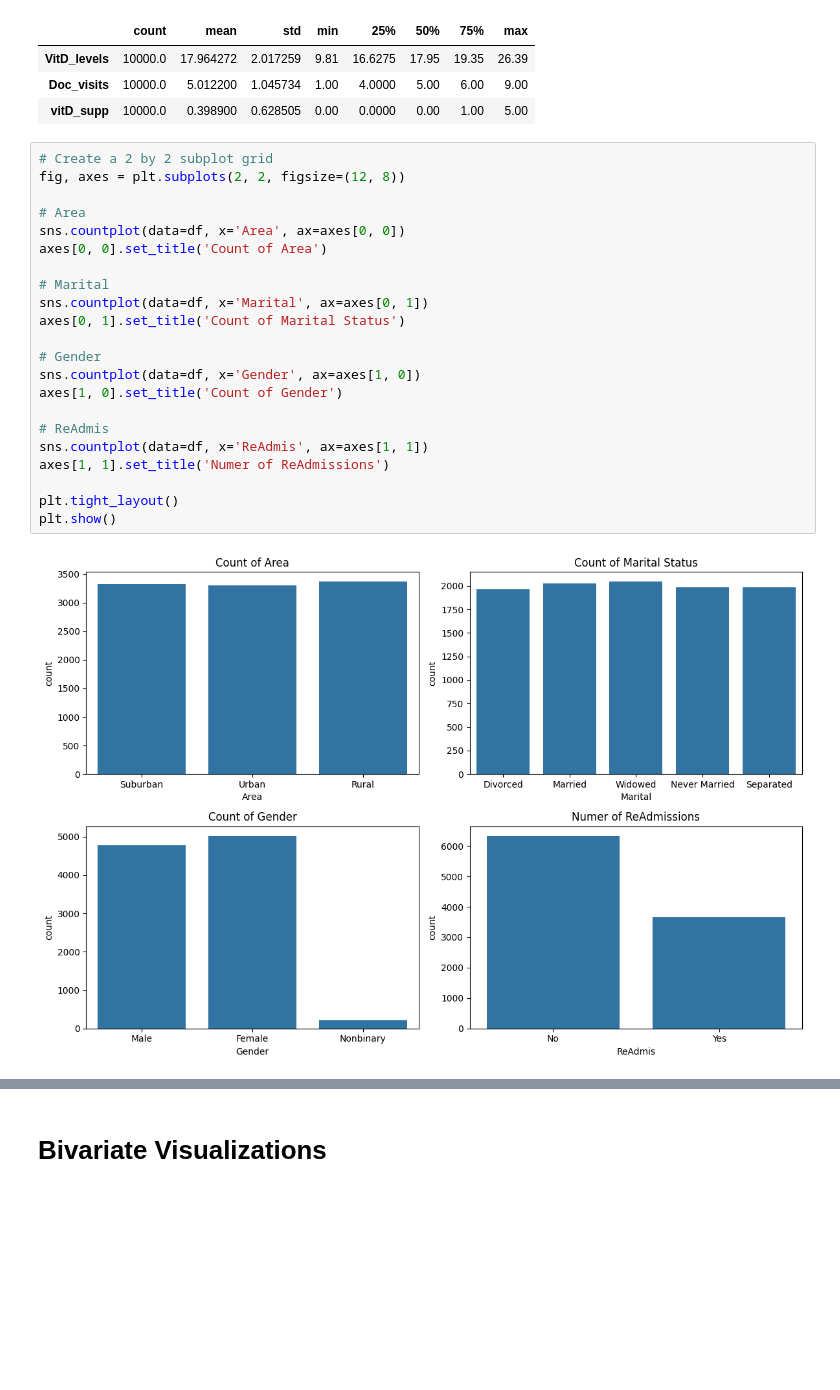
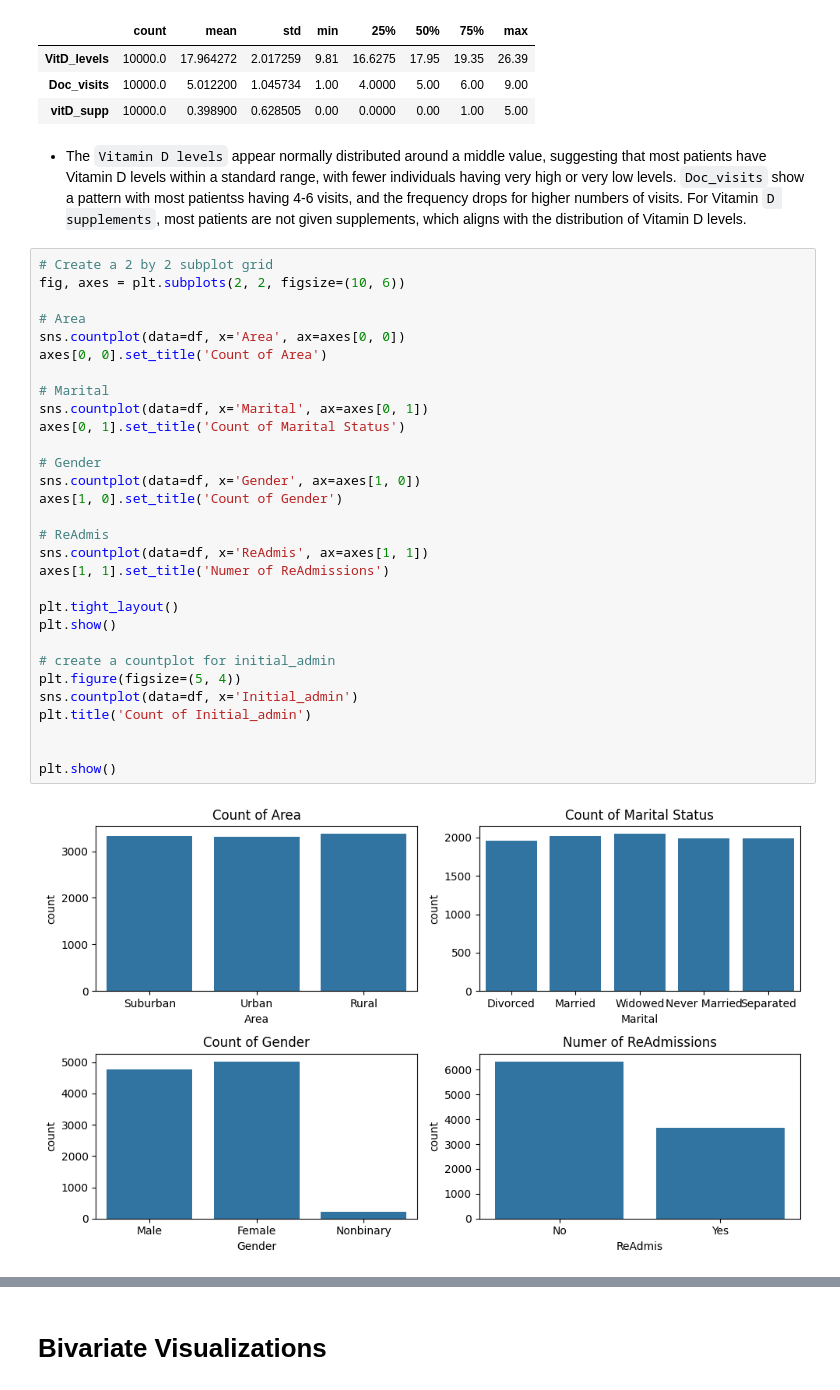
Before and after one commit to vertigoa/master, a Jupyter notebook: d208_task_1a.ipynb, the cells around one changed output, grey strips where cells are left out. Cells and saved outputs as stored; diff of their text form; blank space fills up the shorter version.

```diff
--- a/d208_task_1a.ipynb
+++ b/d208_task_1a.ipynb
@@ -546,27 +576,37 @@ df[['VitD_levels', 'Doc_visits', 'vitD_supp']].describe().transpose()
 | VitD_levels | 10000.0 | 17.964272 | 2.017259 | 9.81 | 16.6275 | 17.95 | 19.35 | 26.39 |
 | Doc_visits | 10000.0 | 5.012200 | 1.045734 | 1.00 | 4.0000 | 5.00 | 6.00 | 9.00 |
 | vitD_supp | 10000.0 | 0.398900 | 0.628505 | 0.00 | 0.0000 | 0.00 | 1.00 | 5.00 |
+# %% [markdown]
+- The `Vitamin D levels` appear normally distributed around a middle value, suggesting that most patients have Vitamin D levels within a standard range, with fewer individuals having very high or very low levels. `Doc_visits` show a pattern with most patientss having 4-6 visits, and the frequency drops for higher numbers of visits. For Vitamin `D supplements`, most patients are not given supplements, which aligns with the distribution of Vitamin D levels.
 # %%
 # Create a 2 by 2 subplot grid
-fig, axes = plt.subplots(2, 2, figsize=(12, 8))
+fig, axes = plt.subplots(2, 2, figsize=(10, 6))
 
 # Area
 sns.countplot(data=df, x='Area', ax=axes[0, 0])
 axes[0, 0].set_title('Count of Area')
 
 # Marital
 sns.countplot(data=df, x='Marital', ax=axes[0, 1])
 axes[0, 1].set_title('Count of Marital Status')
 
 # Gender
 sns.countplot(data=df, x='Gender', ax=axes[1, 0])
 axes[1, 0].set_title('Count of Gender')
 
 # ReAdmis
 sns.countplot(data=df, x='ReAdmis', ax=axes[1, 1])
 axes[1, 1].set_title('Numer of ReAdmissions')
 
 plt.tight_layout()
 plt.show()
+
+# create a countplot for initial_admin
+plt.figure(figsize=(5, 4))
+sns.countplot(data=df, x='Initial_admin')
+plt.title('Count of Initial_admin')
+
+
+plt.show()
 # %% [output]
-[figure, old version]
+[figure, new version]
```
Also changed, not shown: parts of 27 cells of this notebook.
